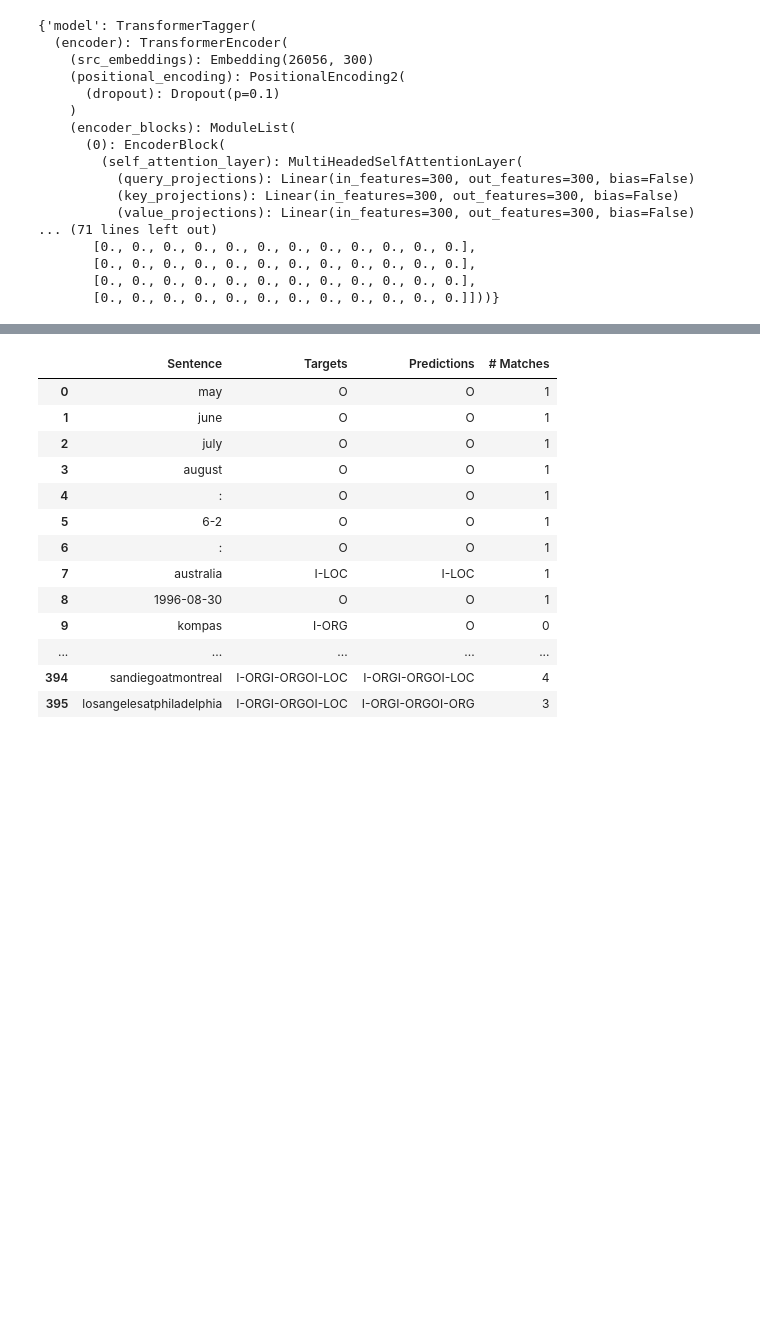
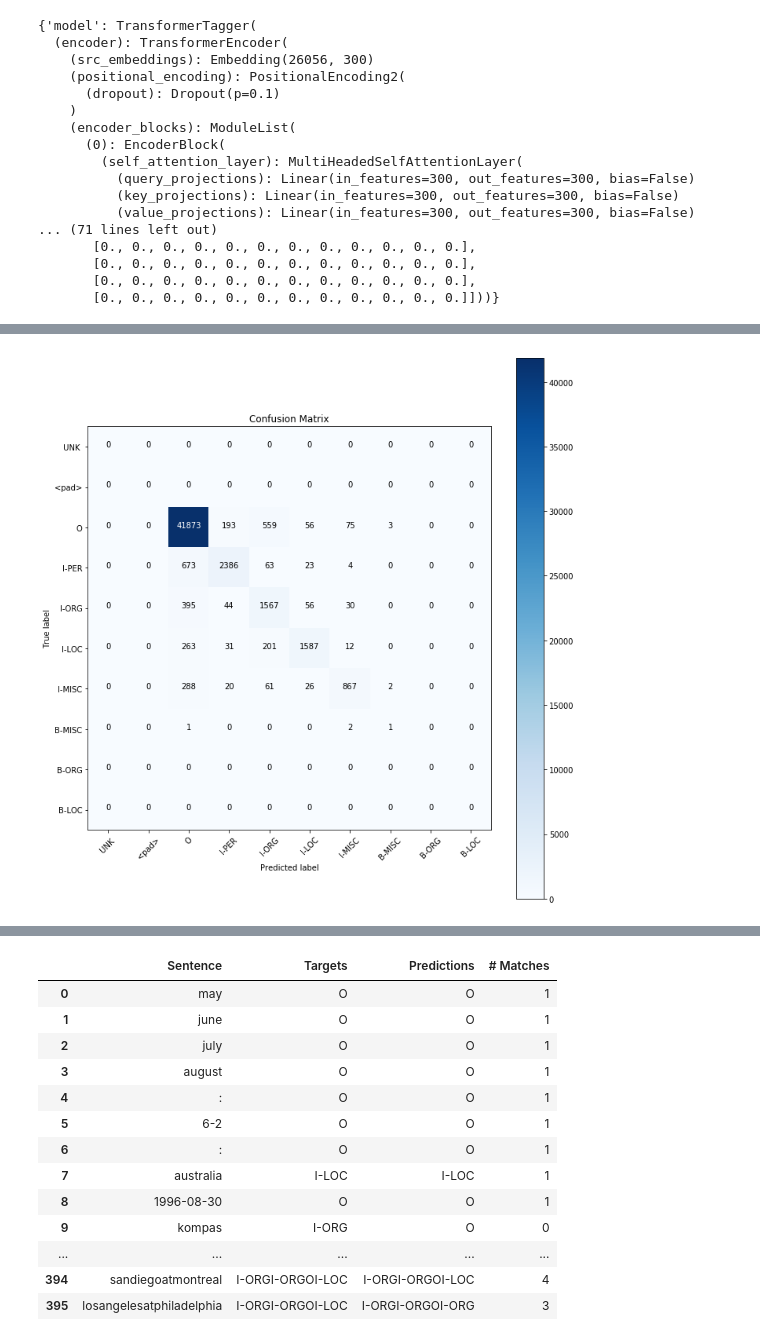
Before and after one commit to felixSchober/ABSA-Transformer, a Jupyter notebook: Notebook.ipynb, the cells around one changed output, grey strips where cells are left out. Saved outputs shown, nothing was run; the diff lists cells and outputs as text; code cells hidden in the pictures; blank space fills up the shorter version.

```diff
--- a/Notebook.ipynb
+++ b/Notebook.ipynb
@@ -62,6 +62,8 @@ target_vocab = conll2003['vocabs'][1]
 target_size = len(target_vocab)
 print('Targets:',target_vocab.freqs.keys())
 print(target_vocab.freqs)
+print(target_vocab.itos)
+class_labels = target_vocab.itos
 # %% [output]
 Targets: dict_keys(['I-ORG', 'O', 'I-MISC', 'I-PER', 'I-LOC', 'B-LOC', 'B-MISC', 'B-ORG'])
 Counter({'O': 169578, 'I-PER': 11128, 'I-ORG': 10001, 'I-LOC': 8286, 'I-MISC': 4556, 'B-MISC': 37, 'B-ORG': 24, 'B-LOC': 11})
@@ -205,0 +209,3 @@ pre_training - INFO - TEST accuracy:    0.9303192775941305
+# %%
+c_matrix = evaluation_results[1][2]
+c_matrix
@@ -205,0 +233,5 @@ pre_training - INFO - TEST accuracy:    0.9303192775941305
+# %%
+fig = plot_confusion_matrix(c_matrix, class_labels)
+plt.show()
+# %% [output]
+[figure, added]
```
Also changed, not shown: parts of 9 cells of this notebook, 1 other file.
